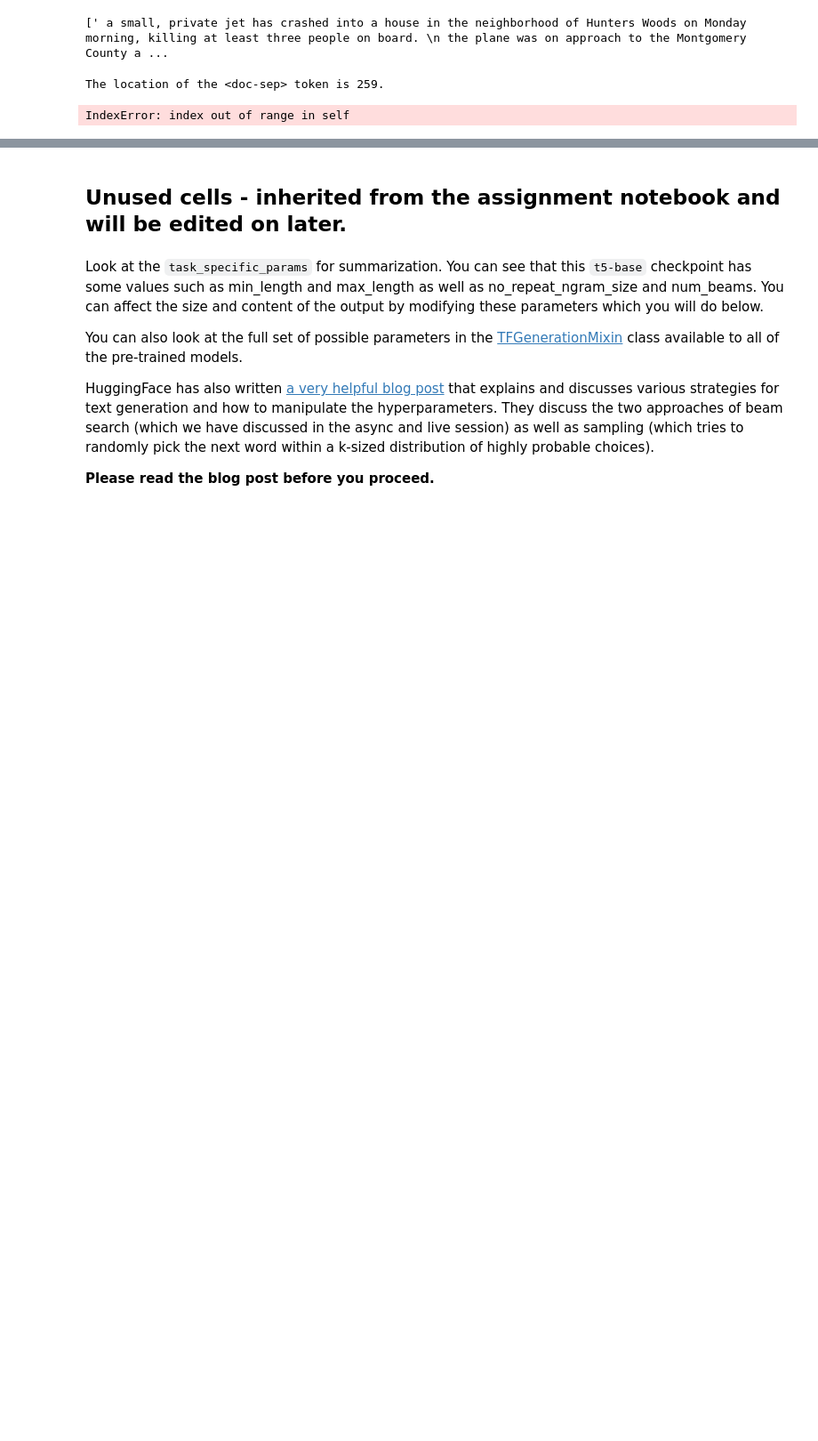
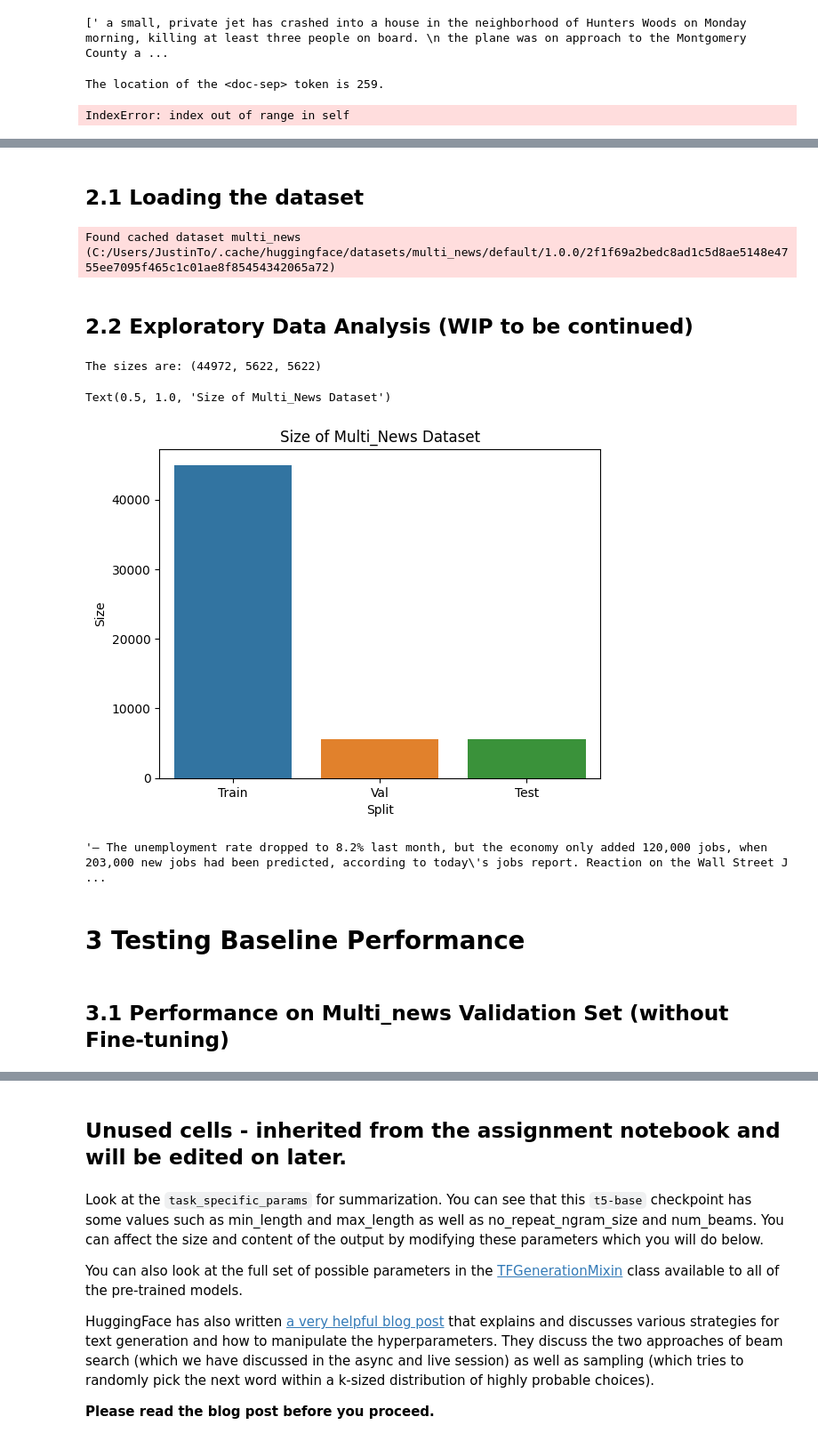
Before and after one commit to Lukaliu90/w266_final_project, a Jupyter notebook: Justin_Working_File/Summarization_test.ipynb, the cells around one changed output, grey strips where cells are left out. Shown at 89% size. Saved outputs shown, nothing was run; the diff lists cells and outputs as text; code cells hidden in the pictures; blank space fills up the shorter version.

Commit message:
Updated with initial multinews results on LED model.

```diff
--- a/Justin_Working_File/Summarization_test.ipynb
+++ b/Justin_Working_File/Summarization_test.ipynb
@@ -487,0 +502,9 @@ IndexError: index out of range in self
+# %% [markdown]
+## 2.1 Loading the dataset
+# %%
+## Loading the dataset
+# multi_train = load_dataset('multi_news', split='train')
+multi_val = load_dataset('multi_news', split='validation')
+# multi_test = load_dataset('multi_news', split='test')
+# %% [output]
+Found cached dataset multi_news (C:/Users/JustinTo/.cache/huggingface/datasets/multi_news/default/1.0.0/2f1f69a2bedc8ad1c5d8ae5148e4755ee7095f465c1c01ae8f85454342065a72)
@@ -487,0 +544,24 @@ IndexError: index out of range in self
+# %% [markdown]
+## 2.2 Exploratory Data Analysis (WIP to be continued)
+# %%
+## Checking the size of the dataset
+print(f"The sizes are: ({len(multi_train['document'])}, {len(multi_val['document'])}, {len(multi_test['document'])})")
+
+multi_df = {"Split": ["Train", "Val", "Test"],
+            "Size": [len(multi_train['document']), len(multi_val['document']), len(multi_test['document'])]}
+multi_df = pd.DataFrame.from_dict(multi_df)
+
+sns.barplot(data=multi_df, x="Split", y="Size")
+plt.title("Size of Multi_News Dataset")
+# %% [output]
+The sizes are: (44972, 5622, 5622)
+Text(0.5, 1.0, 'Size of Multi_News Dataset')
+[figure, added]
+# %%
+multi_train['summary'][0]
+# %% [output]
+'– The unemployment rate dropped to 8.2% last month, but the economy only added 120,000 jobs, when 203,000 new jobs had been predicted, according to today\'s jobs report. Reaction on the Wall Street J ...
+# %% [markdown]
+# 3 Testing Baseline Performance
+# %% [markdown]
+## 3.1 Performance on Multi_news Validation Set (without Fine-tuning)
```
Also changed, not shown: parts of 14 cells of this notebook.
